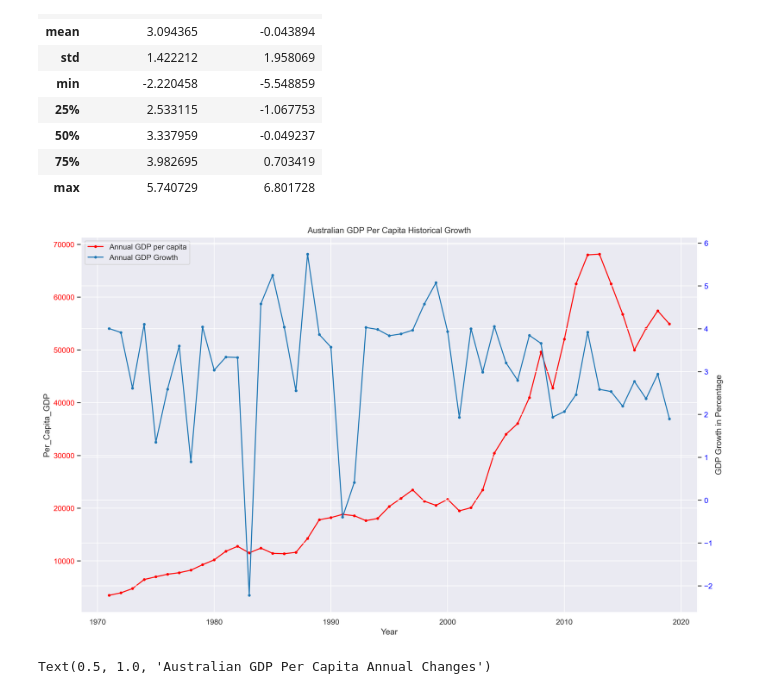
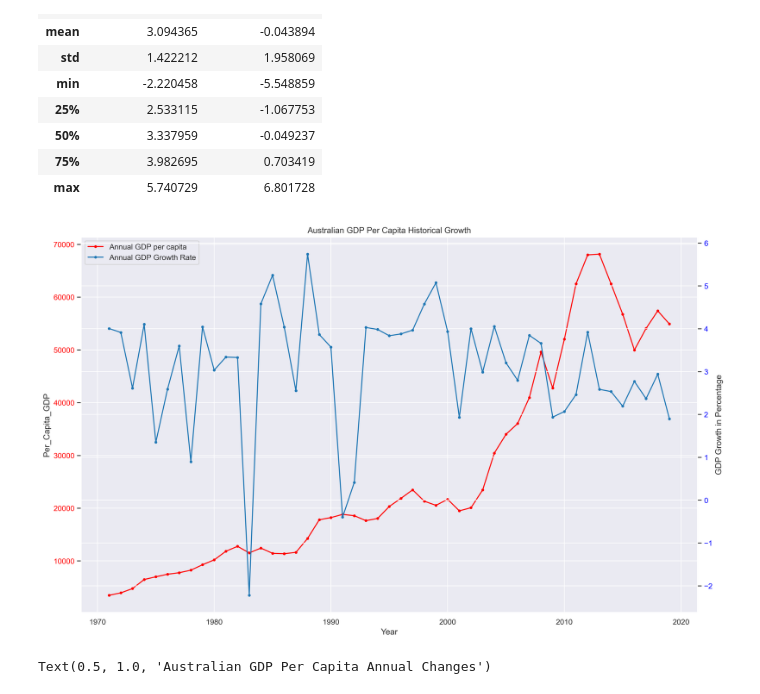
Before and after one commit to MDSI-AUG-2020-DSP/ASX, a Jupyter notebook: Housing_GDP.ipynb, the cells around one changed output. Cells and saved outputs as stored; diff of their text form; code cells hidden in the pictures.

```diff
--- a/Housing_GDP.ipynb
+++ b/Housing_GDP.ipynb
@@ -283,33 +282,33 @@ memory usage: 1.5 KB
 # %%
 gdp = gdp_per_cap['GDP_per_cap'].tolist()
 gdp_gro_rate = gdp_growth['GDP_growth_perc'].tolist()
 year = gdp_growth['Year'].tolist()
 
 fig = plt.figure(figsize = (16,10), dpi = 300)
 
 axes1 = fig.add_subplot(111)
 axes1.set_xlabel('Year')
 axes1.set_ylabel('Per_Capita_GDP')
 lns1 = axes1.plot(year, gdp, marker = ".", color = "red", label = "Annual GDP per capita")
 axes1.tick_params(axis='y', labelcolor="red")
 axes1.legend(loc = "upper left")
 
 axes2 = axes1.twinx()
 
 color = 'tab:blue'
 axes2.set_ylabel('GDP Growth in Percentage')
-lns2 = axes2.plot(year, gdp_gro_rate, marker = ".", color = color, label = 'Annual GDP Growth')
+lns2 = axes2.plot(year, gdp_gro_rate, marker = ".", color = color, label = 'Annual GDP Growth Rate')
 axes2.tick_params(axis='y', labelcolor="blue")
 
 plt.title('Australian GDP Per Capita Historical Growth')
 
 lns = lns1+lns2
 labs = [l.get_label() for l in lns]
 axes1.legend(lns, labs, loc="upper left")
 
 plt.show()
 # %% [output]
-[figure, old version]
+[figure, new version]
 # %%
 ### Closer look at the annual differences
 gdp_gro_rate = gdp_growth['GDP_growth_perc'].tolist()
```
Also changed, not shown: parts of 14 cells of this notebook, 2 other files.
